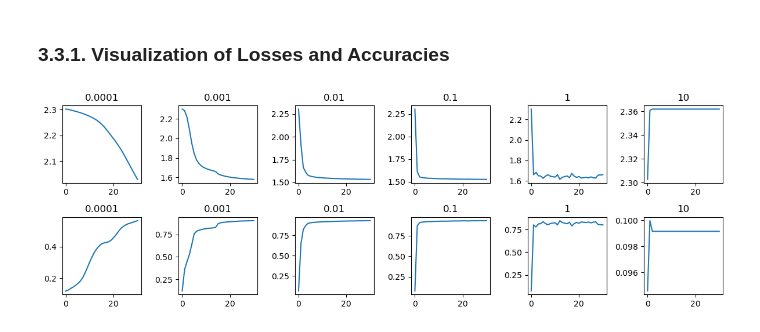
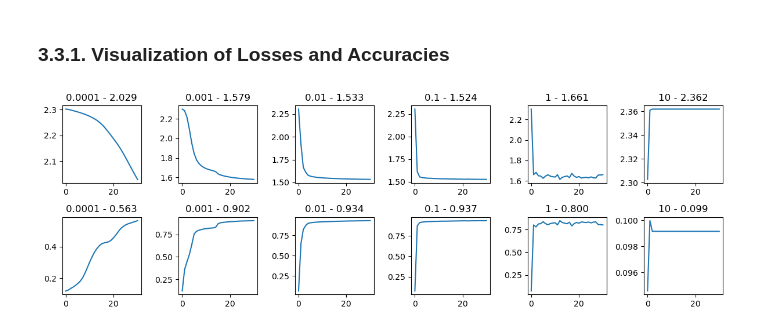
Before and after one commit to shuangxuetwelve/pytorch-practice, a Jupyter notebook: MNIST-MLP-1-1.ipynb, the cells around one changed output. Cells and saved outputs as stored; diff of their text form; code cells hidden in the pictures.

```diff
--- a/MNIST-MLP-1-1.ipynb
+++ b/MNIST-MLP-1-1.ipynb
@@ -185,10 +185,10 @@ else:
 # %%
 fig, axs = plt.subplots(2, len(LEARNING_RATES), figsize=(12, 4))
 for i in range(len(LEARNING_RATES)):
     axs[0, i].plot(losses[i])
-    axs[0, i].set_title(f'{LEARNING_RATES[i]}')
+    axs[0, i].set_title(f'{LEARNING_RATES[i]} - {losses[i][EPOCHS]:.3f}')
     axs[1, i].plot(corrects[i])
-    axs[1, i].set_title(f'{LEARNING_RATES[i]}')
+    axs[1, i].set_title(f'{LEARNING_RATES[i]} - {corrects[i][EPOCHS]:.3f}')
 plt.tight_layout()
 # %% [output]
-[figure, old version]
+[figure, new version]
```
Also changed, not shown: 5 other files.
